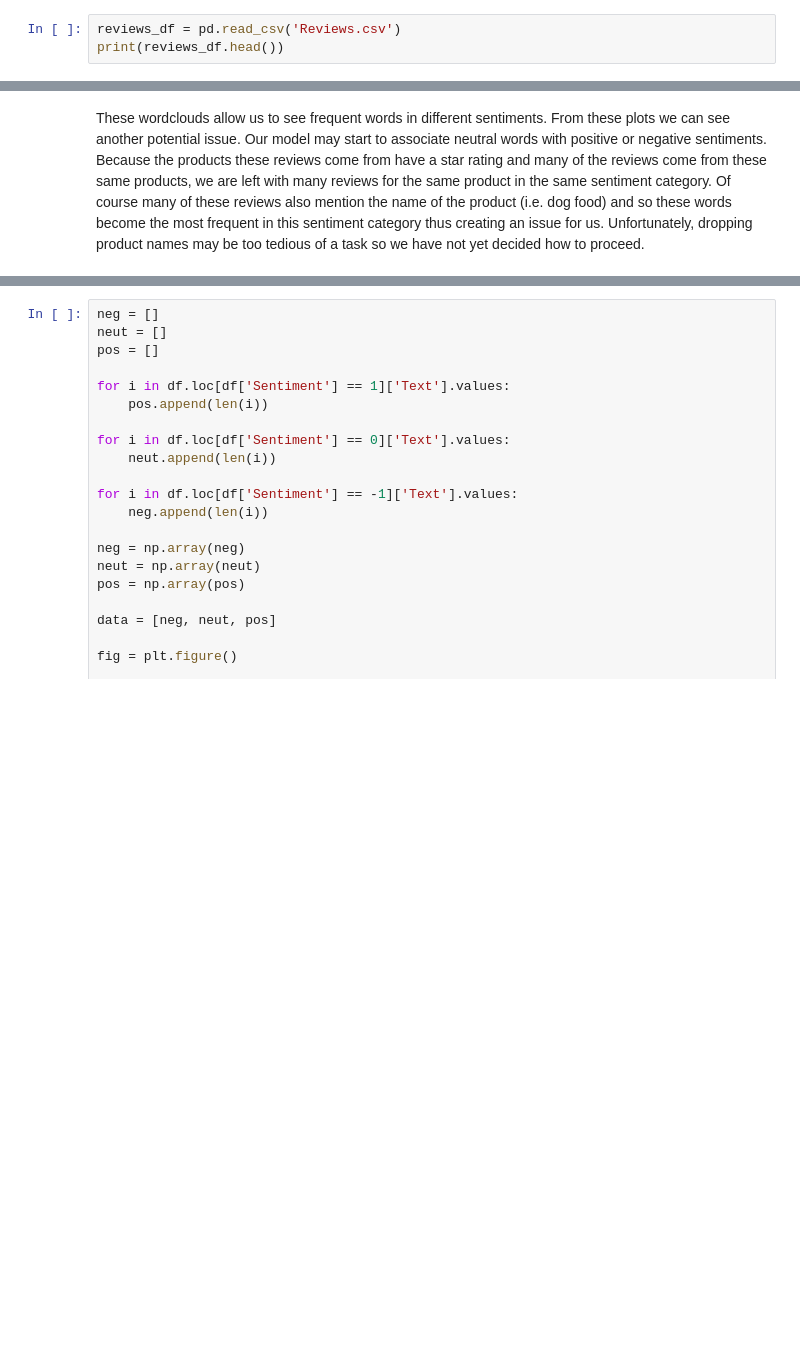
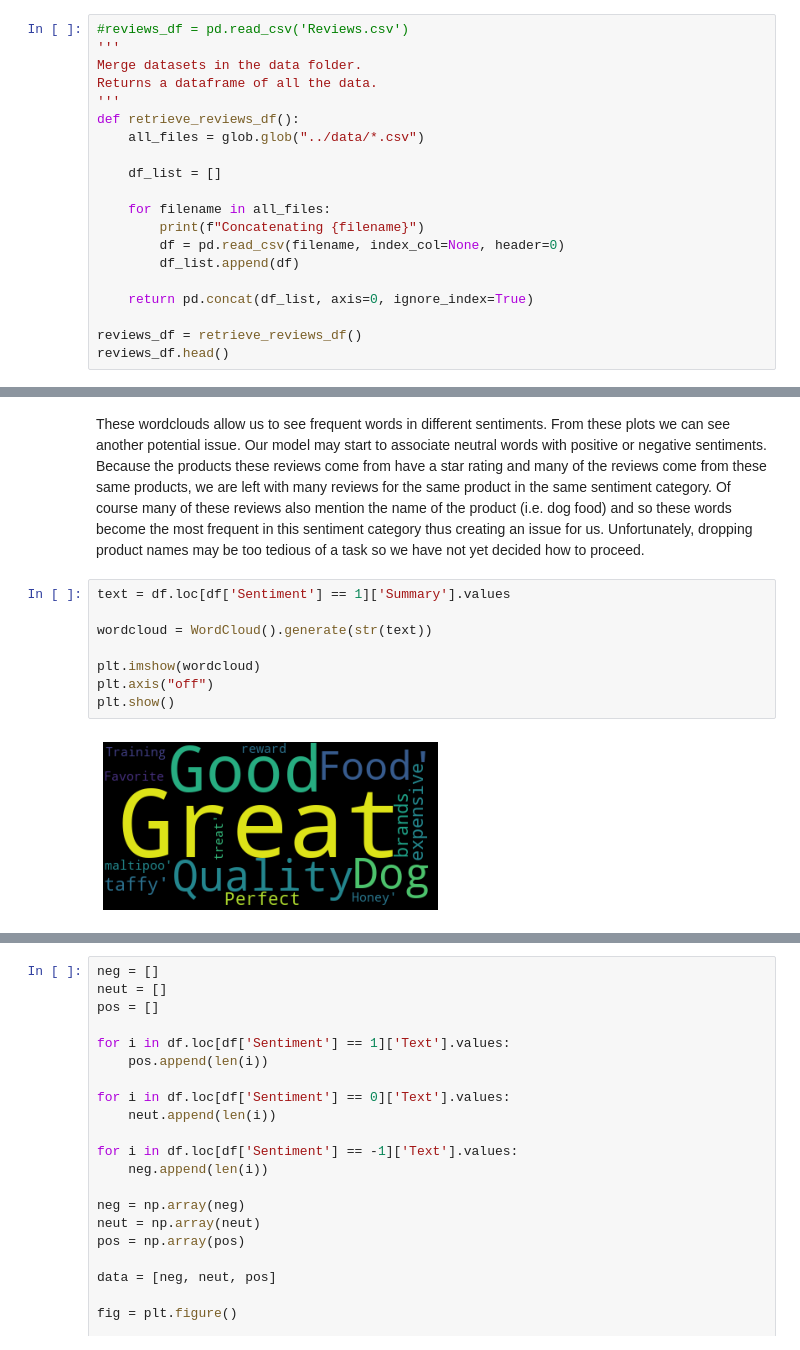
Before and after one commit to COGS118A/Group027-Sp22, a Jupyter notebook: exploration/Dataset EDA.ipynb, the cells around one changed output, grey strips where cells are left out. Cells and saved outputs as stored; diff of their text form; blank space fills up the shorter version.

Commit message:
summary EDA added

```diff
--- a/exploration/Dataset EDA.ipynb
+++ b/exploration/Dataset EDA.ipynb
@@ -36,4 +70,21 @@ Note: you may need to restart the kernel to use updated packages.
 # %%
-reviews_df = pd.read_csv('Reviews.csv')
-print(reviews_df.head())
+#reviews_df = pd.read_csv('Reviews.csv')
+'''
+Merge datasets in the data folder.
+Returns a dataframe of all the data.
+'''
+def retrieve_reviews_df():
+    all_files = glob.glob("../data/*.csv")
+
+    df_list = []
+
+    for filename in all_files:
+        print(f"Concatenating {filename}")
+        df = pd.read_csv(filename, index_col=None, header=0)
+        df_list.append(df)
+
+    return pd.concat(df_list, axis=0, ignore_index=True)
+
+reviews_df = retrieve_reviews_df()
+reviews_df.head()
 # %% [output]
@@ -185,3 +226,13 @@ plt.show()
 [figure]
 # %% [markdown]
 These wordclouds allow us to see frequent words in different sentiments. From these plots we can see another potential issue. Our model may start to associate neutral words with positive or negative sentiments. Because the products these reviews come from have a star rating and many of the reviews come from these same products, we are left with many reviews for the same product in the same sentiment category. Of course many of these reviews also mention the name of the product (i.e. dog food) and so these words become the most frequent in this sentiment category thus creating an issue for us. Unfortunately, dropping product names may be too tedious of a task so we have not yet decided how to proceed.
+# %%
+text = df.loc[df['Sentiment'] == 1]['Summary'].values
+
+wordcloud = WordCloud().generate(str(text))
+
+plt.imshow(wordcloud)
+plt.axis("off")
+plt.show()
+# %% [output]
+[figure, added]
```
Also changed, not shown: parts of 8 cells of this notebook.
